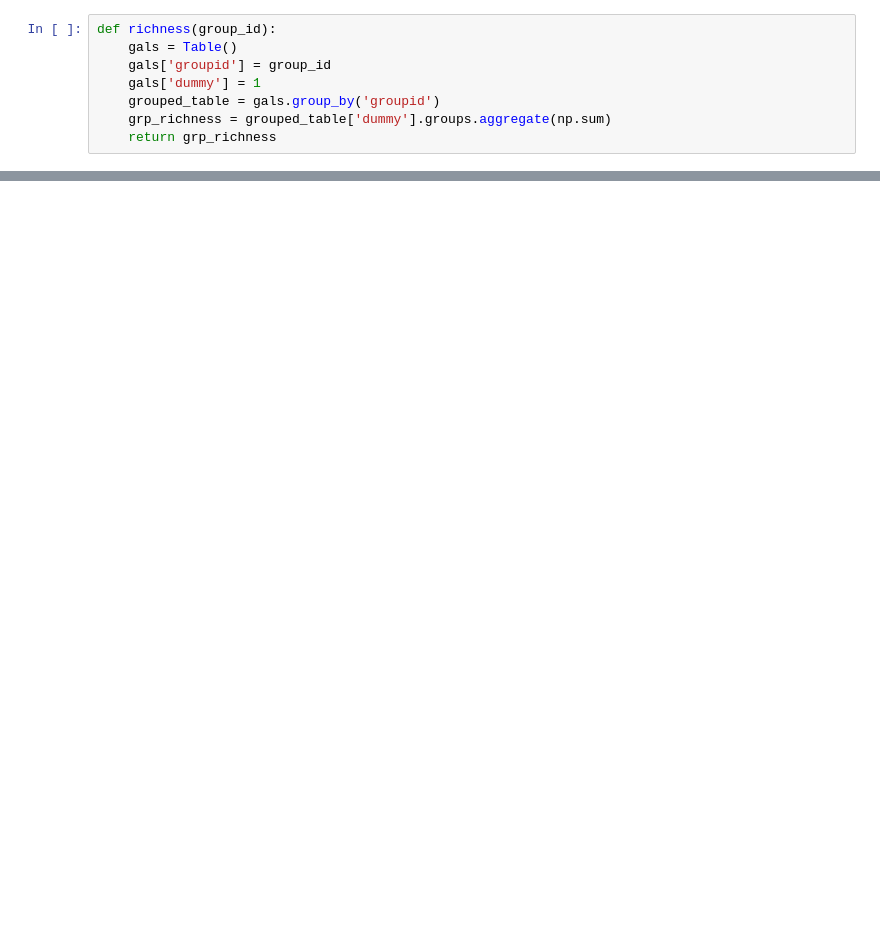
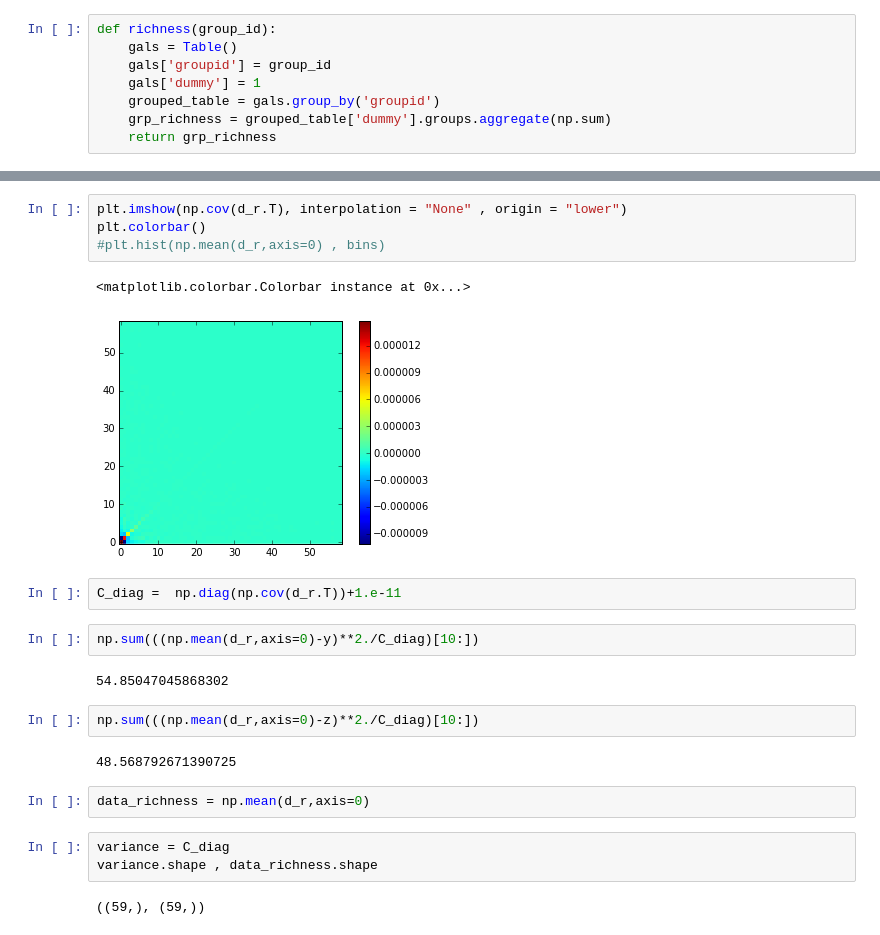
Before and after one commit to mjvakili/ccppabc, a Jupyter notebook: halo/code/notebooks/Untitled.ipynb, the cells around one changed output, grey strips where cells are left out. Saved outputs shown, nothing was run; the diff lists cells and outputs as text; blank space fills up the shorter version.

```diff
--- a/halo/code/notebooks/Untitled.ipynb
+++ b/halo/code/notebooks/Untitled.ipynb
@@ -122,0 +116,24 @@ plt.xscale("log")
+# %%
+plt.imshow(np.cov(d_r.T), interpolation = "None" , origin = "lower")
+plt.colorbar()
+#plt.hist(np.mean(d_r,axis=0) , bins)
+# %% [output]
+<matplotlib.colorbar.Colorbar instance at 0x...>
+[figure, added]
+# %%
+C_diag =  np.diag(np.cov(d_r.T))+1.e-11
+# %%
+np.sum(((np.mean(d_r,axis=0)-y)**2./C_diag)[10:])
+# %% [output]
+54.85047045868302
+# %%
+np.sum(((np.mean(d_r,axis=0)-z)**2./C_diag)[10:])
+# %% [output]
+48.568792671390725
+# %%
+data_richness = np.mean(d_r,axis=0)
+# %%
+variance = C_diag
+variance.shape , data_richness.shape
+# %% [output]
+((59,), (59,))
```
Also changed, not shown: parts of 48 cells of this notebook, 1 other file.
